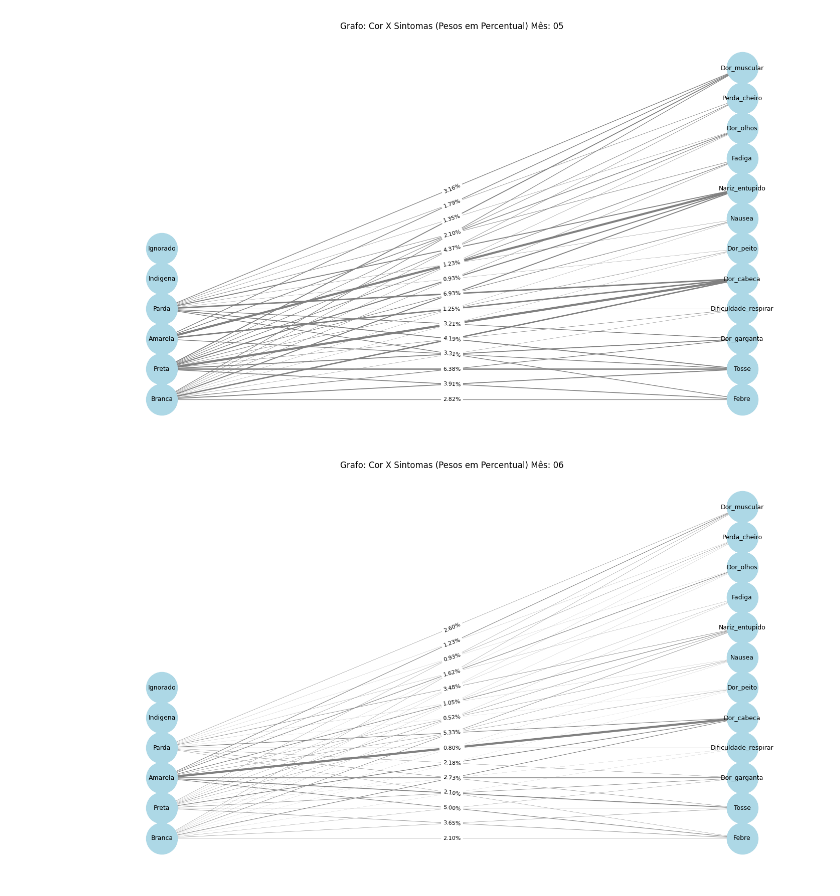
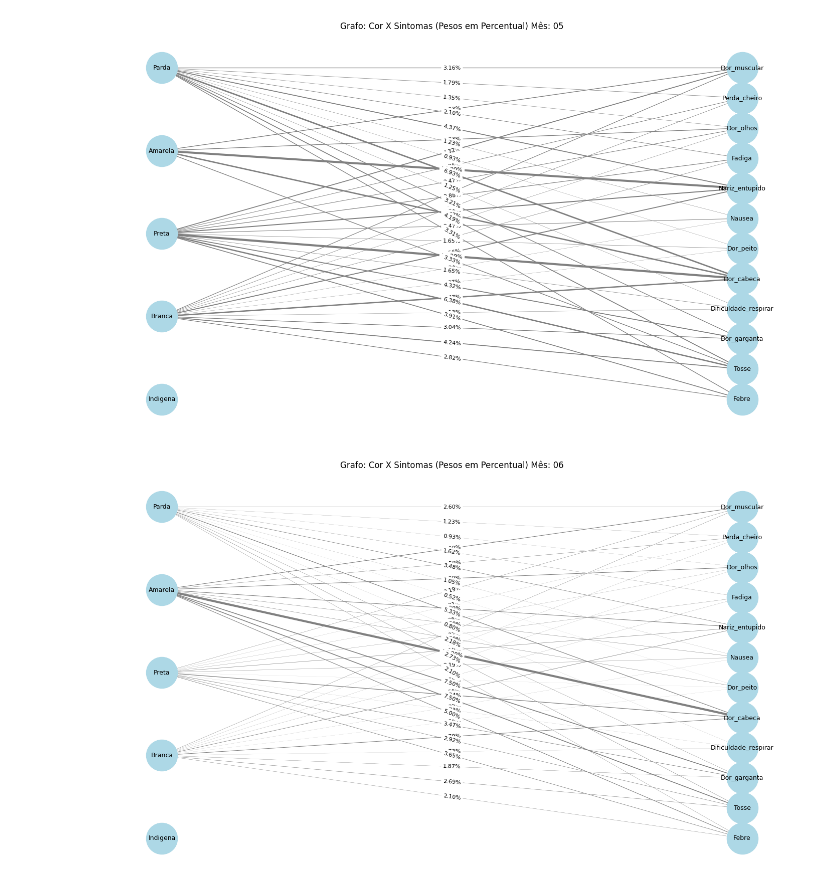
Before and after one commit to WilliamdeSousa/pnad-covid-grafos, a Jupyter notebook: analises/GafosCorXSintomas.ipynb, the cells around one changed output. Saved outputs shown, nothing was run; the diff lists cells and outputs as text; code cells hidden in the pictures.

```diff
--- a/analises/GafosCorXSintomas.ipynb
+++ b/analises/GafosCorXSintomas.ipynb
@@ -18,7 +18,7 @@ import matplotlib.pyplot as plt
 
 # Definindo as cores e sintomas
 cores = [
-    "Branca", "Preta", "Amarela", "Parda", "Indigena", "Ignorado"
+     "Indigena","Branca", "Preta", "Amarela", "Parda"
 ]
 colunas_sintomas = [
     "Febre", "Tosse", "Dor_garganta", "Dificuldade_respirar",
@@ -27,7 +27,7 @@ colunas_sintomas = [
 ]
 
 # Loop para os meses (ajuste conforme necessário)
-for m in range(5, 12):
+for m in range(5, 7):
     df = lerarquivos(m)
 
     # Preenchendo NaN na coluna de Cor e filtrando as cores
@@ -72,34 +72,34 @@ for m in range(5, 12):
     for (u, v), peso in pesos_percentuais.items():
         G.add_edge(u, v, weight=peso)
 
     # Definindo a posição dos nós (cores à esquerda, sintomas à direita)
     pos = {}
 
     # Posicionando as cores à esquerda com espaçamento uniforme
-    cor_y = np.linspace(0, len(cores) - 1, len(cores))  # Espaçamento uniforme ao longo do eixo Y
+    cor_y = np.linspace(0,12, len(cores))  # Espaçamento uniforme ao longo do eixo Y
     for i, (cor, y) in enumerate(zip(cores, cor_y)):
         pos[cor] = (0, y)  # Cores na posição fixa à esquerda
 
     # Posicionando os sintomas à direita com espaçamento uniforme
-    sintoma_y = np.linspace(0, len(colunas_sintomas) - 1, len(colunas_sintomas))  # Espaçamento uniforme ao longo do eixo Y
+    sintoma_y = np.linspace(0, 12, len(colunas_sintomas))  # Espaçamento uniforme ao longo do eixo Y
     for i, (sintoma, y) in enumerate(zip(colunas_sintomas, sintoma_y)):
         pos[sintoma] = (1, y)  # Sintomas na posição fixa à direita
 
     # Extrair os pesos das arestas para ajustar a espessura
     edges = G.edges(data=True)
     max_peso = max(pesos_percentuais.values()) if pesos_percentuais else 1  # Evitar divisão por zero
     weights = [edata["weight"] / max_peso * 3 for _, _, edata in edges]  # Ajuste de espessura
 
     # Rótulos nas arestas com as porcentagens
     edge_labels = {(u, v): f"{d['weight']:.2f}%" for u, v, d in G.edges(data=True)}
 
     # Plotando o grafo
     plt.figure(figsize=(14, 8))
     nx.draw(G, pos, with_labels=True, node_size=2000, node_color="lightblue", edge_color="gray", width=weights, font_size=9)
     nx.draw_networkx_edge_labels(G, pos, edge_labels=edge_labels, font_size=8)
 
     plt.title(f"Grafo: Cor X Sintomas (Pesos em Percentual) Mês: {m:02}")
     plt.show()
 # %% [output]
-[figure, old version]
+[figure, new version]
-[figure, old version]
+[figure, new version]
```
Also changed, not shown: parts of 1 cell of this notebook, 9 other files.
